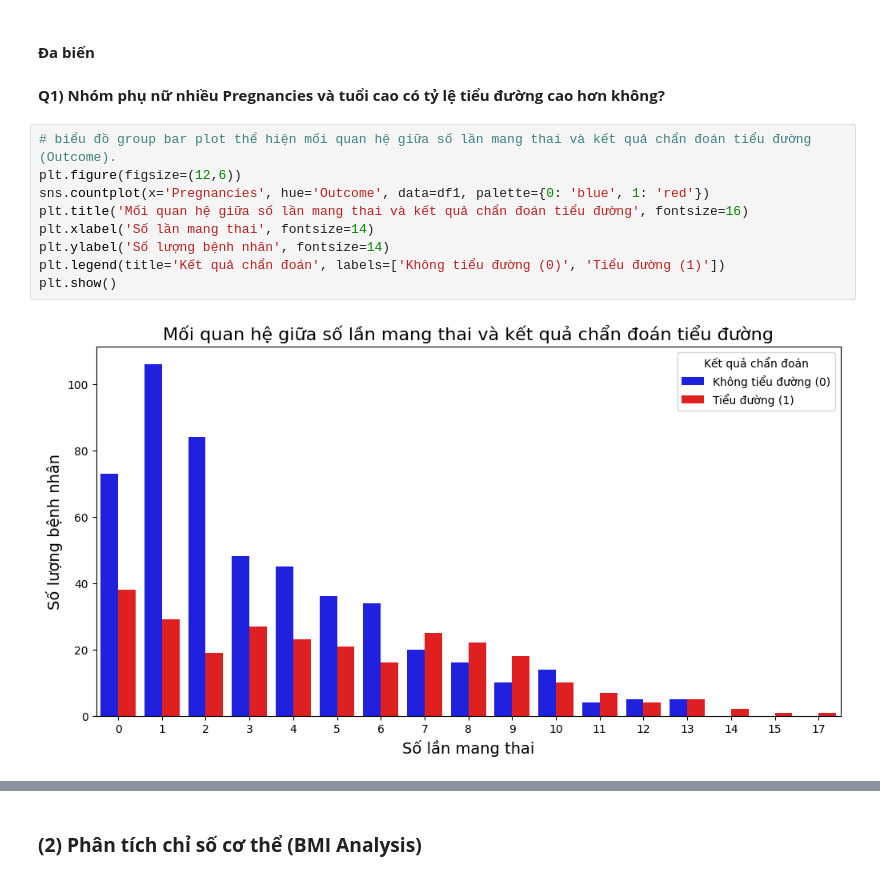
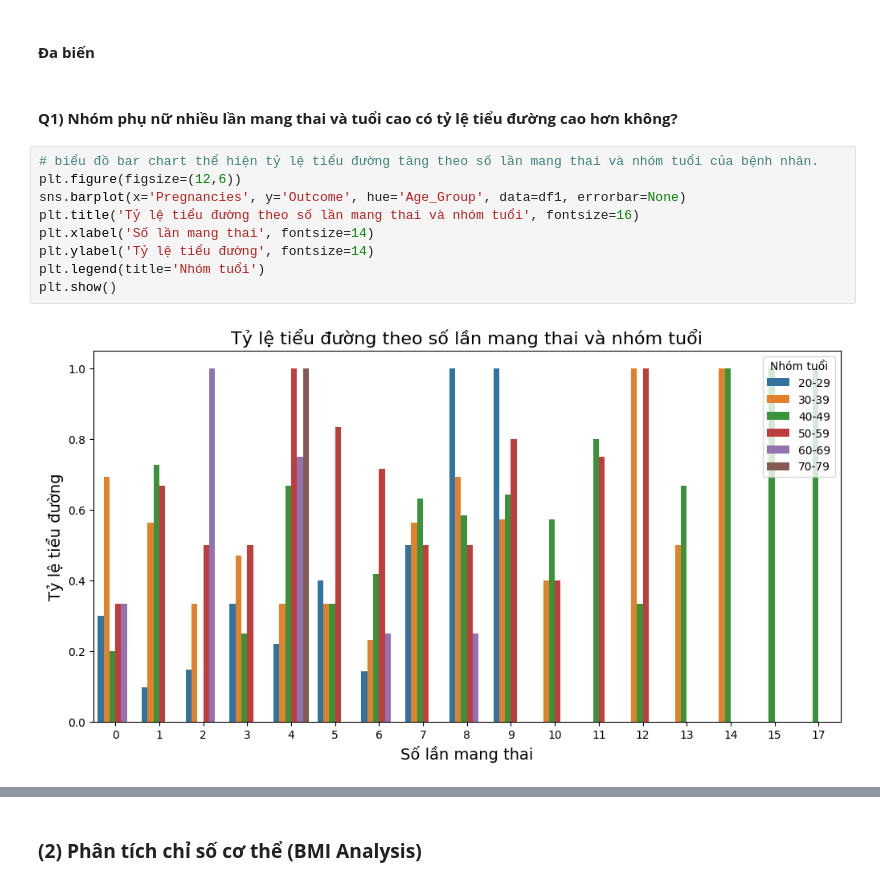
Before and after one commit to Mint0511/PTDL-25-26, a Jupyter notebook: code_ngan_(1-2).ipynb, the cells around one changed output, grey strips where cells are left out. Cells and saved outputs as stored; diff of their text form.

```diff
--- a/code_ngan_(1-2).ipynb
+++ b/code_ngan_(1-2).ipynb
@@ -521,15 +521,15 @@ plt.show()
 # %% [markdown]
 #### **Đa biến**
 # %% [markdown]
-**Q1) Nhóm phụ nữ nhiều Pregnancies và tuổi cao có tỷ lệ tiểu đường cao hơn không?**
+#### **Q1) Nhóm phụ nữ nhiều lần mang thai và tuổi cao có tỷ lệ tiểu đường cao hơn không?**
 # %%
-# biểu đồ group bar plot thể hiện mối quan hệ giữa số lần mang thai và kết quả chẩn đoán tiểu đường (Outcome).
+# biểu đồ bar chart thể hiện tỷ lệ tiểu đường tăng theo số lần mang thai và nhóm tuổi của bệnh nhân.
 plt.figure(figsize=(12,6))
-sns.countplot(x='Pregnancies', hue='Outcome', data=df1, palette={0: 'blue', 1: 'red'})
-plt.title('Mối quan hệ giữa số lần mang thai và kết quả chẩn đoán tiểu đường', fontsize=16)
+sns.barplot(x='Pregnancies', y='Outcome', hue='Age_Group', data=df1, errorbar=None)
+plt.title('Tỷ lệ tiểu đường theo số lần mang thai và nhóm tuổi', fontsize=16)
 plt.xlabel('Số lần mang thai', fontsize=14)
-plt.ylabel('Số lượng bệnh nhân', fontsize=14)
-plt.legend(title='Kết quả chẩn đoán', labels=['Không tiểu đường (0)', 'Tiểu đường (1)'])
+plt.ylabel('Tỷ lệ tiểu đường', fontsize=14)
+plt.legend(title='Nhóm tuổi')
 plt.show()
 # %% [output]
-[figure, old version]
+[figure, new version]
```
Also changed, not shown: parts of 2 cells of this notebook.
